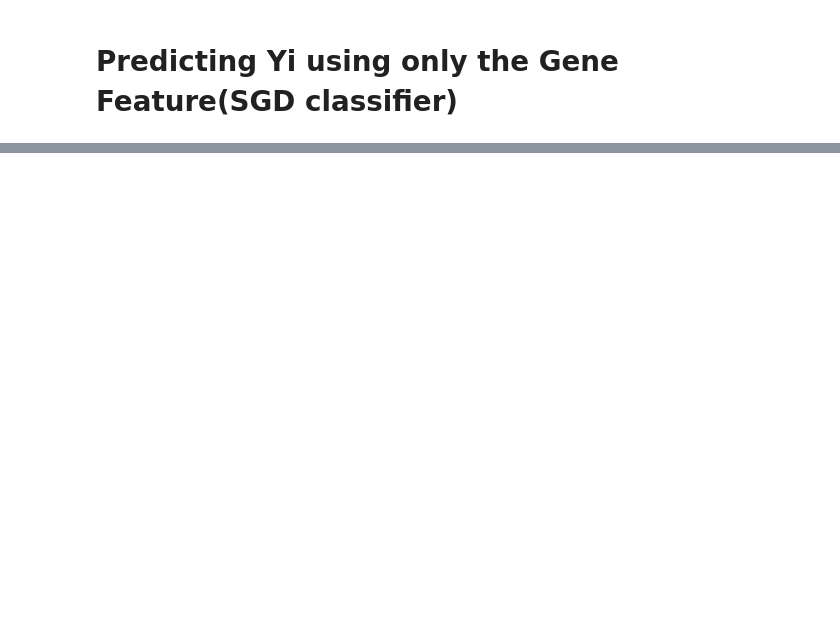
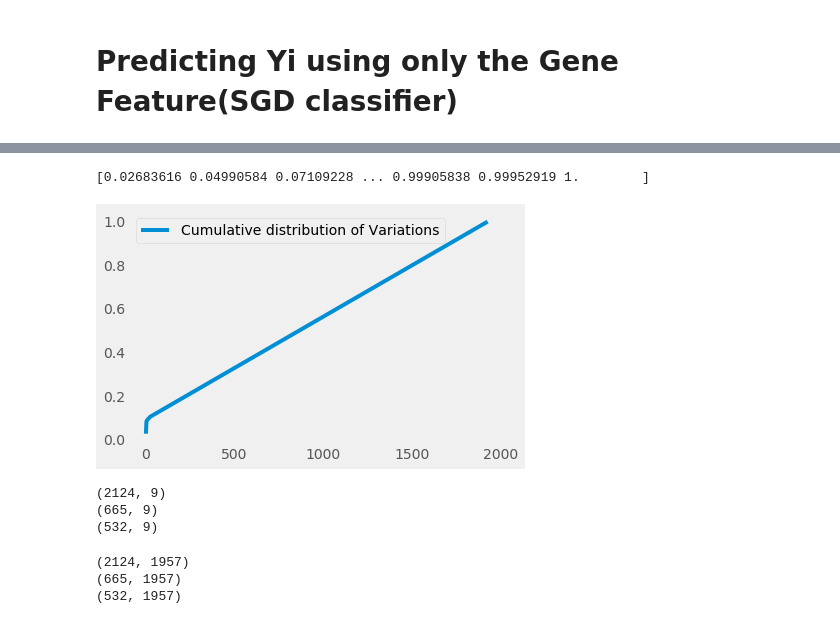
Before and after one commit to girishpillai17/Cancer-Detection, a Jupyter notebook: Project_edit.ipynb, the cells around one changed output, grey strips where cells are left out. Cells and saved outputs as stored; diff of their text form; code cells hidden in the pictures; blank space fills up the shorter version.

```diff
--- a/Project_edit.ipynb
+++ b/Project_edit.ipynb
@@ -501,0 +619,10 @@ ValueError: X has 144 features per sample; expecting 228
+# %%
+c = np.cumsum(h)
+print(c)
+plt.plot(c,label='Cumulative distribution of Variations')
+plt.grid()
+plt.legend()
+plt.show()
+# %% [output]
+[0.02683616 0.04990584 0.07109228 ... 0.99905838 0.99952919 1.        ]
+[figure, added]
@@ -501,0 +634,8 @@ ValueError: X has 144 features per sample; expecting 228
+# %%
+print(train_variation_feature_responseCoding.shape)
+print(test_variation_feature_responseCoding.shape)
+print(cv_variation_feature_responseCoding.shape)
+# %% [output]
+(2124, 9)
+(665, 9)
+(532, 9)
@@ -501,0 +647,8 @@ ValueError: X has 144 features per sample; expecting 228
+# %%
+print(train_variation_feature_onehotCoding.shape)
+print(test_variation_feature_onehotCoding.shape)
+print(cv_variation_feature_onehotCoding.shape)
+# %% [output]
+(2124, 1957)
+(665, 1957)
+(532, 1957)
```
Also changed, not shown: parts of 16 cells of this notebook.
